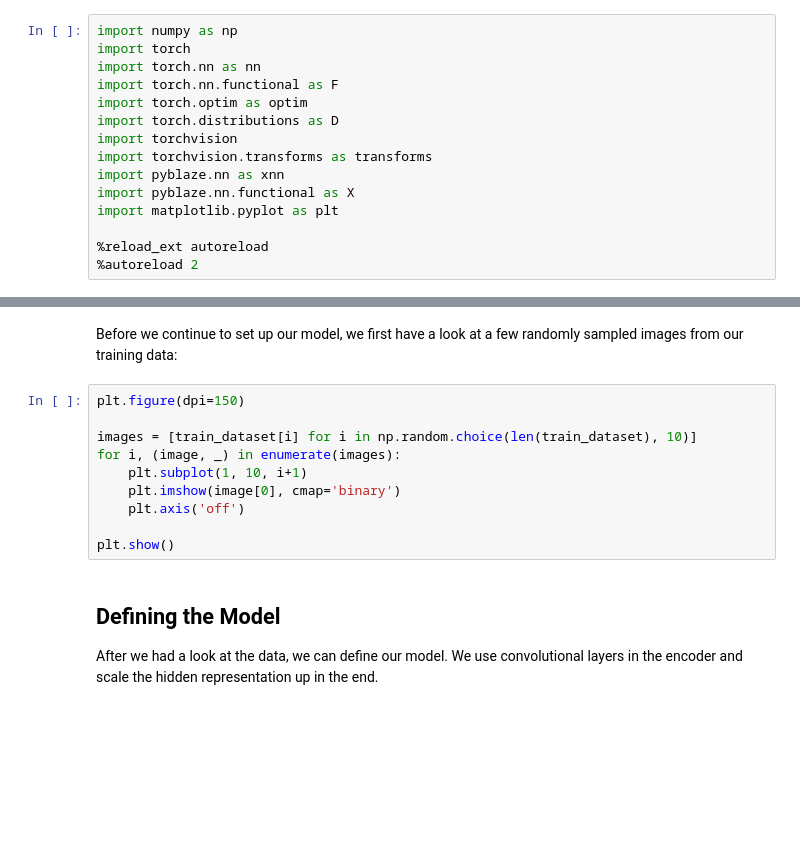
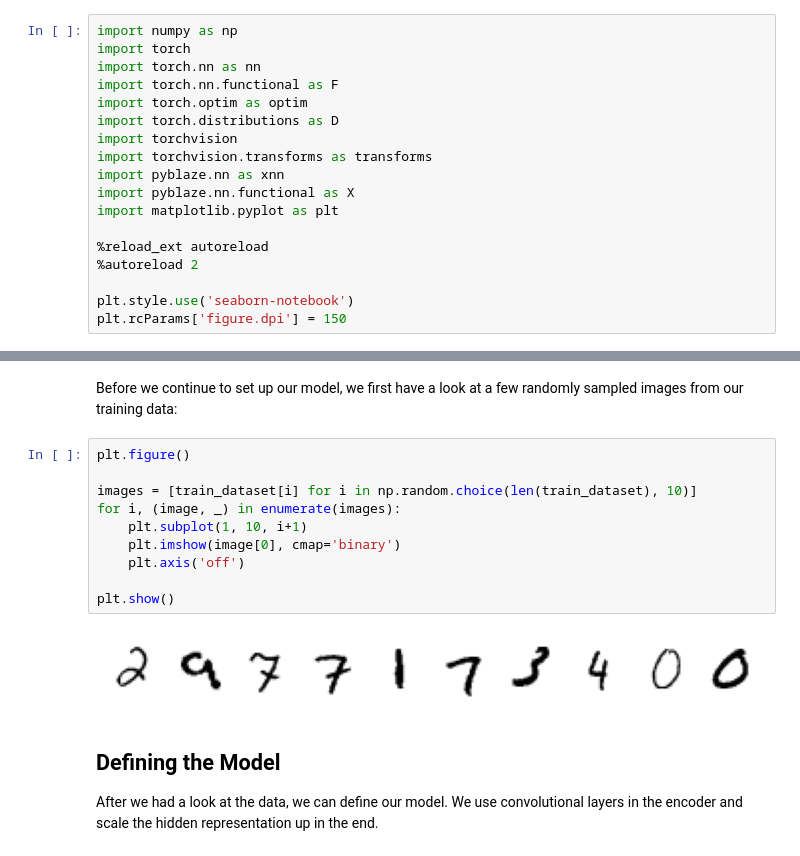
Before and after one commit to borchero/pyblaze, a Jupyter notebook: examples/vae.ipynb, the cells around one changed output, grey strips where cells are left out. Drawn from its saved outputs; the diff is of its cells as text; blank space fills up the shorter version.

Commit message:
Run notebooks

```diff
--- a/examples/vae.ipynb
+++ b/examples/vae.ipynb
@@ -21,6 +24,9 @@ import matplotlib.pyplot as plt
 
 %reload_ext autoreload
 %autoreload 2
+
+plt.style.use('seaborn-notebook')
+plt.rcParams['figure.dpi'] = 150
 # %% [markdown]
 ## Loading the Data
 
@@ -42,15 +48,17 @@ test_loader = test_dataset.loader(batch_size=2048)
 # %% [markdown]
 Before we continue to set up our model, we first have a look at a few randomly sampled images from our training data:
 # %%
-plt.figure(dpi=150)
+plt.figure()
 
 images = [train_dataset[i] for i in np.random.choice(len(train_dataset), 10)]
 for i, (image, _) in enumerate(images):
     plt.subplot(1, 10, i+1)
     plt.imshow(image[0], cmap='binary')
     plt.axis('off')
 
 plt.show()
+# %% [output]
+[figure, added]
 # %% [markdown]
 ## Defining the Model
 
```
Also changed, not shown: parts of 18 cells of this notebook, 5 other files.
